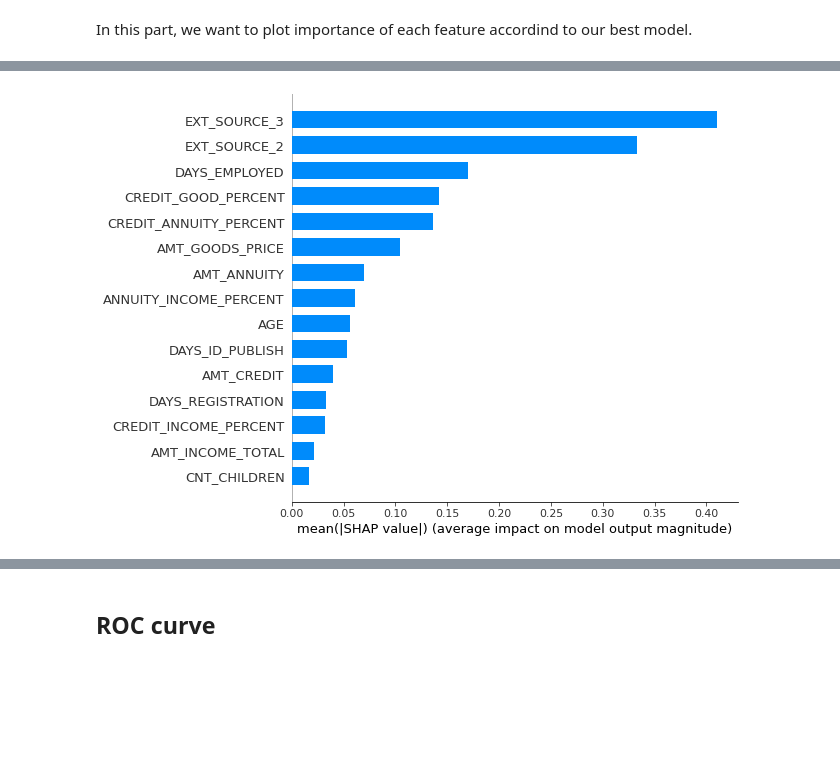
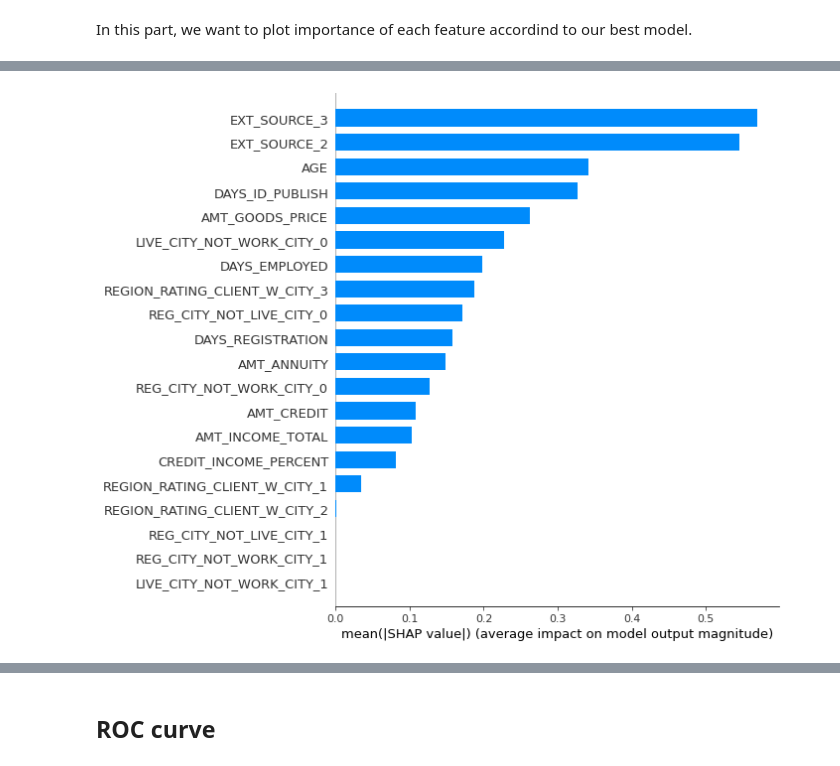
Before and after one commit to volantinho/P7_OC, a Jupyter notebook: P07_02_models.ipynb, the cells around one changed output, grey strips where cells are left out. Saved outputs shown, nothing was run; the diff lists cells and outputs as text; code cells hidden in the pictures; blank space fills up the shorter version.

```diff
--- a/P07_02_models.ipynb
+++ b/P07_02_models.ipynb
@@ -119,0 +529,3 @@ See the caveats in the documentation: https://pandas.pydata.org/pandas-docs/stab
+# %%
+from sklearn.metrics import make_scorer
+my_scorer = make_scorer(my_custom_loss_func, greater_is_better = False)
@@ -294,15 +702,0 @@ np.mean(scores)
-# %%
-from sklearn.linear_model import LogisticRegression
-
-
-# Creating estimator
-model = LogisticRegression()
-
-# Fitting model
-model.fit(X_train, y_train)
-
-# cross_val_score
-scores = cross_val_score(model, X_train, y_train, cv=5, scoring='roc_auc')
-
-# Printing mean score
-np.mean(scores)
@@ -330,14 +702,0 @@ Please also refer to the documentation for alternative solver options:
-# %%
-from sklearn.neighbors import KNeighborsClassifier
-
-# Creating estimator
-model = KNeighborsClassifier()
-
-# Fitting model
-model.fit(X_train, y_train)
-
-# cross_val_score
-scores = cross_val_score(model, X_train, y_train, cv=5, scoring='roc_auc')
-
-# Printing mean score
-np.mean(scores)
@@ -358,15 +709,13 @@ In this part, we want to plot importance of each feature accordind to our best m
 domain_features_names = list(X_train.columns)
 
 # Giving best model
-GB = GradientBoostingClassifier(max_depth = 8, max_features = 'sqrt',
-                           min_samples_leaf = 50, min_samples_split = 1000,
-                           random_state = 10, subsample = 0.8)
+XGBC = grid2.best_estimator_
 
 # Fitting
-GB.fit(X_train, y_train)
+XGBC.fit(X_train, y_train)
 
 # Getting features importances
-feature_importance_values = GB.feature_importances_
+feature_importance_values = XGBC.feature_importances_
 
 # Creating DataFrame of features' importance
 feature_importances = pd.DataFrame({'feature':domain_features_names,
@@ -417,7 +767,7 @@ plot_feature_importances(feature_importances)
 # %%
 import shap
-shap_values = shap.TreeExplainer(GB).shap_values(X_train)
+shap_values = shap.TreeExplainer(XGBC).shap_values(X_train)
 shap.summary_plot(shap_values, X_train, plot_type="bar")
 # %% [output]
-[figure, old version]
+[figure, new version]
 # %%
```
Also changed, not shown: parts of 151 cells of this notebook, 3 other files.
